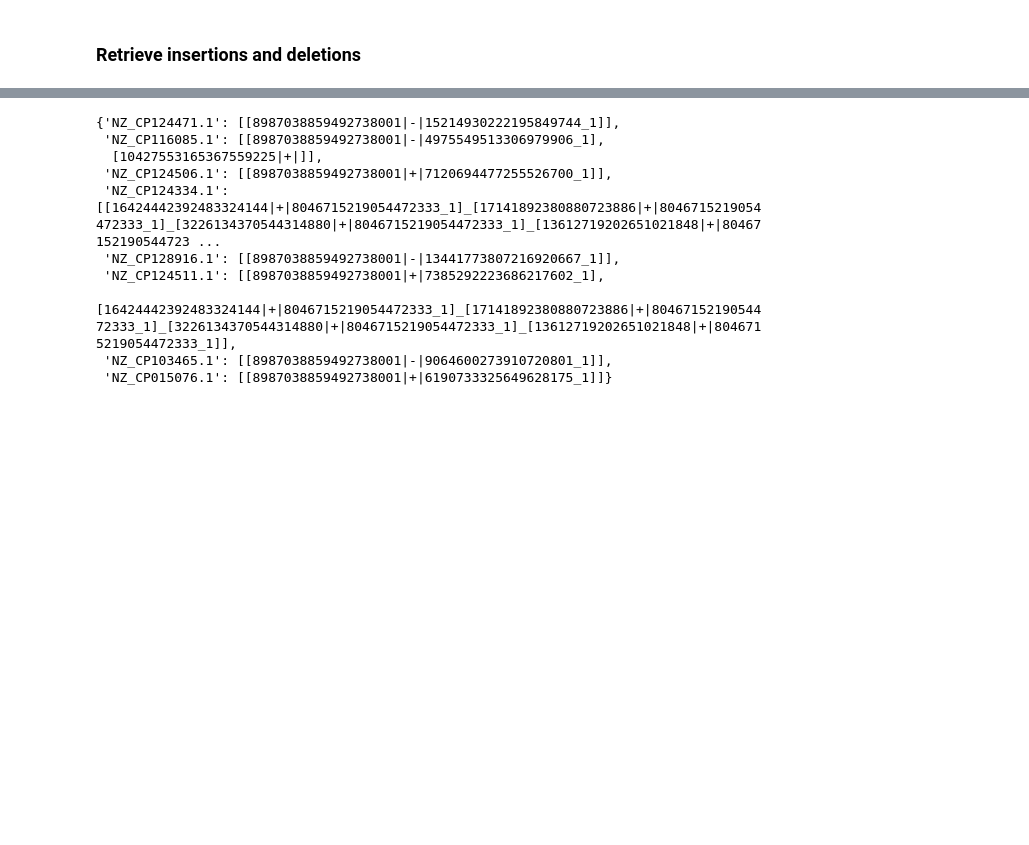
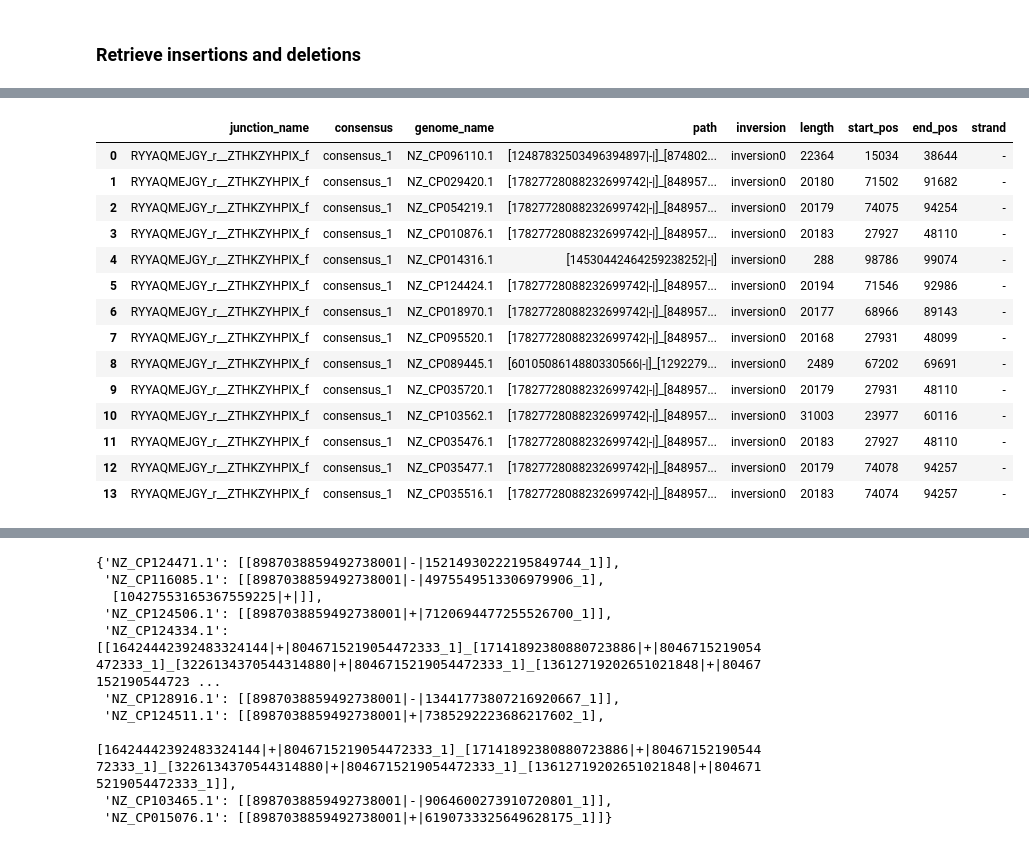
Before and after one commit to marie3003/junction_dataset, a Jupyter notebook: explore/analyze_junction_block_trees.ipynb, the cells around one changed output, grey strips where cells are left out. Saved outputs shown, nothing was run; the diff lists cells and outputs as text; code cells hidden in the pictures; blank space fills up the shorter version.

```diff
--- a/explore/analyze_junction_block_trees.ipynb
+++ b/explore/analyze_junction_block_trees.ipynb
@@ -154,3 +235,21 @@ load_all_insertions_summaries("../results/atb_lookup/insertions", example_juncti
+# %%
+load_all_inversions_summaries("../results/atb_lookup/inversions", example_junction, save_df=True)
+# %% [output]
+|  | junction_name | consensus | genome_name | path | inversion | length | start_pos | end_pos | strand |
+| 0 | RYYAQMEJGY_r__ZTHKZYHPIX_f | consensus_1 | NZ_CP096110.1 | [12487832503496394897|-|]_[874802... | inversion0 | 22364 | 15034 | 38644 | - |
+| 1 | RYYAQMEJGY_r__ZTHKZYHPIX_f | consensus_1 | NZ_CP029420.1 | [17827728088232699742|-|]_[848957... | inversion0 | 20180 | 71502 | 91682 | - |
+| 2 | RYYAQMEJGY_r__ZTHKZYHPIX_f | consensus_1 | NZ_CP054219.1 | [17827728088232699742|-|]_[848957... | inversion0 | 20179 | 74075 | 94254 | - |
+| 3 | RYYAQMEJGY_r__ZTHKZYHPIX_f | consensus_1 | NZ_CP010876.1 | [17827728088232699742|-|]_[848957... | inversion0 | 20183 | 27927 | 48110 | - |
+| 4 | RYYAQMEJGY_r__ZTHKZYHPIX_f | consensus_1 | NZ_CP014316.1 | [14530442464259238252|-|] | inversion0 | 288 | 98786 | 99074 | - |
+| 5 | RYYAQMEJGY_r__ZTHKZYHPIX_f | consensus_1 | NZ_CP124424.1 | [17827728088232699742|-|]_[848957... | inversion0 | 20194 | 71546 | 92986 | - |
+| 6 | RYYAQMEJGY_r__ZTHKZYHPIX_f | consensus_1 | NZ_CP018970.1 | [17827728088232699742|-|]_[848957... | inversion0 | 20177 | 68966 | 89143 | - |
+| 7 | RYYAQMEJGY_r__ZTHKZYHPIX_f | consensus_1 | NZ_CP095520.1 | [17827728088232699742|-|]_[848957... | inversion0 | 20168 | 27931 | 48099 | - |
+| 8 | RYYAQMEJGY_r__ZTHKZYHPIX_f | consensus_1 | NZ_CP089445.1 | [6010508614880330566|-|]_[1292279... | inversion0 | 2489 | 67202 | 69691 | - |
+| 9 | RYYAQMEJGY_r__ZTHKZYHPIX_f | consensus_1 | NZ_CP035720.1 | [17827728088232699742|-|]_[848957... | inversion0 | 20179 | 27931 | 48110 | - |
+| 10 | RYYAQMEJGY_r__ZTHKZYHPIX_f | consensus_1 | NZ_CP103562.1 | [17827728088232699742|-|]_[848957... | inversion0 | 31003 | 23977 | 60116 | - |
+| 11 | RYYAQMEJGY_r__ZTHKZYHPIX_f | consensus_1 | NZ_CP035476.1 | [17827728088232699742|-|]_[848957... | inversion0 | 20183 | 27927 | 48110 | - |
+| 12 | RYYAQMEJGY_r__ZTHKZYHPIX_f | consensus_1 | NZ_CP035477.1 | [17827728088232699742|-|]_[848957... | inversion0 | 20179 | 74078 | 94257 | - |
+| 13 | RYYAQMEJGY_r__ZTHKZYHPIX_f | consensus_1 | NZ_CP035516.1 | [17827728088232699742|-|]_[848957... | inversion0 | 20183 | 74074 | 94257 | - |
 # %%
 # TODO: want quick method to quantify deletions without alignment
 # %%
```
Also changed, not shown: parts of 18 cells of this notebook, 7 other files.
